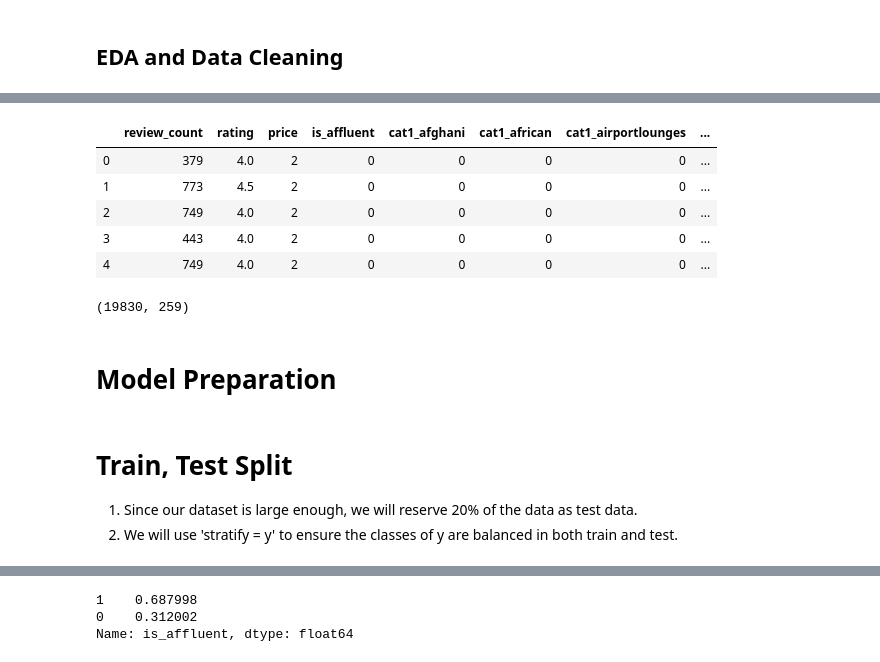
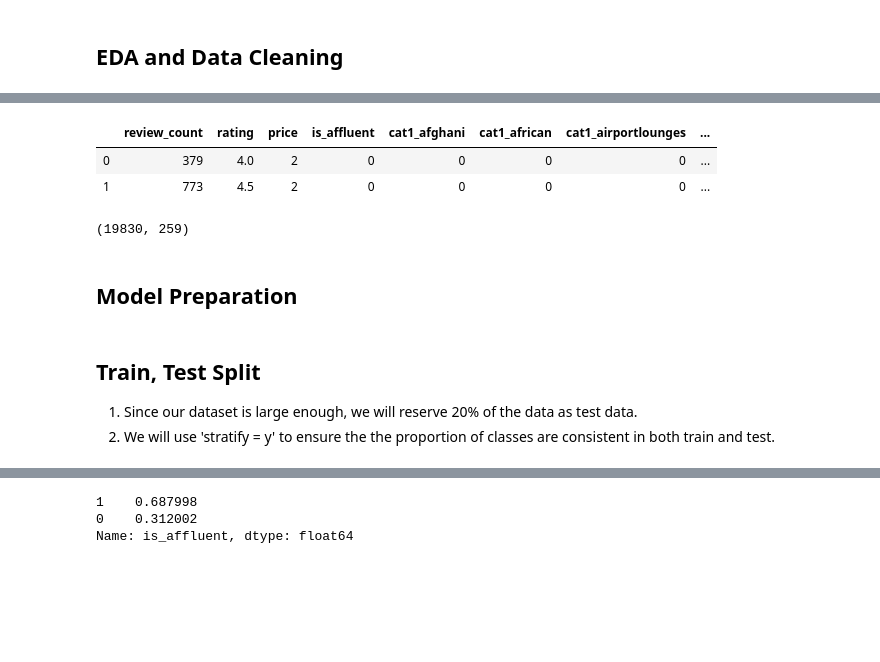
Before and after one commit to FredaXin/client_project, a Jupyter notebook: Freda/code/modeling.ipynb, the cells around one changed output, grey strips where cells are left out. Saved outputs shown, nothing was run; the diff lists cells and outputs as text; code cells hidden in the pictures; blank space fills up the shorter version.

Commit message:
updates of modeling notebook

```diff
--- a/Freda/code/modeling.ipynb
+++ b/Freda/code/modeling.ipynb
@@ -127,27 +110,24 @@ def dummify_categorical_columns(df):
 # %%
 yelp = dummify_categorical_columns(yelp)
 # %%
-yelp.head()
+yelp.head(2)
 # %% [output]
 |  | review_count | rating | price | is_affluent | cat1_afghani | cat1_african | cat1_airportlounges | ... |
 | 0 | 379 | 4.0 | 2 | 0 | 0 | 0 | 0 | ... |
 | 1 | 773 | 4.5 | 2 | 0 | 0 | 0 | 0 | ... |
-| 2 | 749 | 4.0 | 2 | 0 | 0 | 0 | 0 | ... |
-| 3 | 443 | 4.0 | 2 | 0 | 0 | 0 | 0 | ... |
-| 4 | 749 | 4.0 | 2 | 0 | 0 | 0 | 0 | ... |
 # %%
 yelp.shape
 # %% [output]
 (19830, 259)
 # %% [markdown]
-# Model Preparation
+## Model Preparation
 # %%
 target = 'is_affluent'
 X = yelp.drop(columns=target)
 y = yelp[target]
 # %% [markdown]
-# Train, Test Split
+## Train, Test Split
 1. Since our dataset is large enough, we will reserve 20% of the data as test data.
-2. We will use 'stratify = y' to ensure the classes of y are balanced in both train and test.
+2. We will use 'stratify = y' to ensure the the proportion of classes are consistent in both train and test.
 # %%
 X_train, X_test, y_train, y_test = train_test_split(X, y, random_state=42, test_size=0.2, stratify=y)
```
Also changed, not shown: parts of 75 cells of this notebook, 2 other files.
